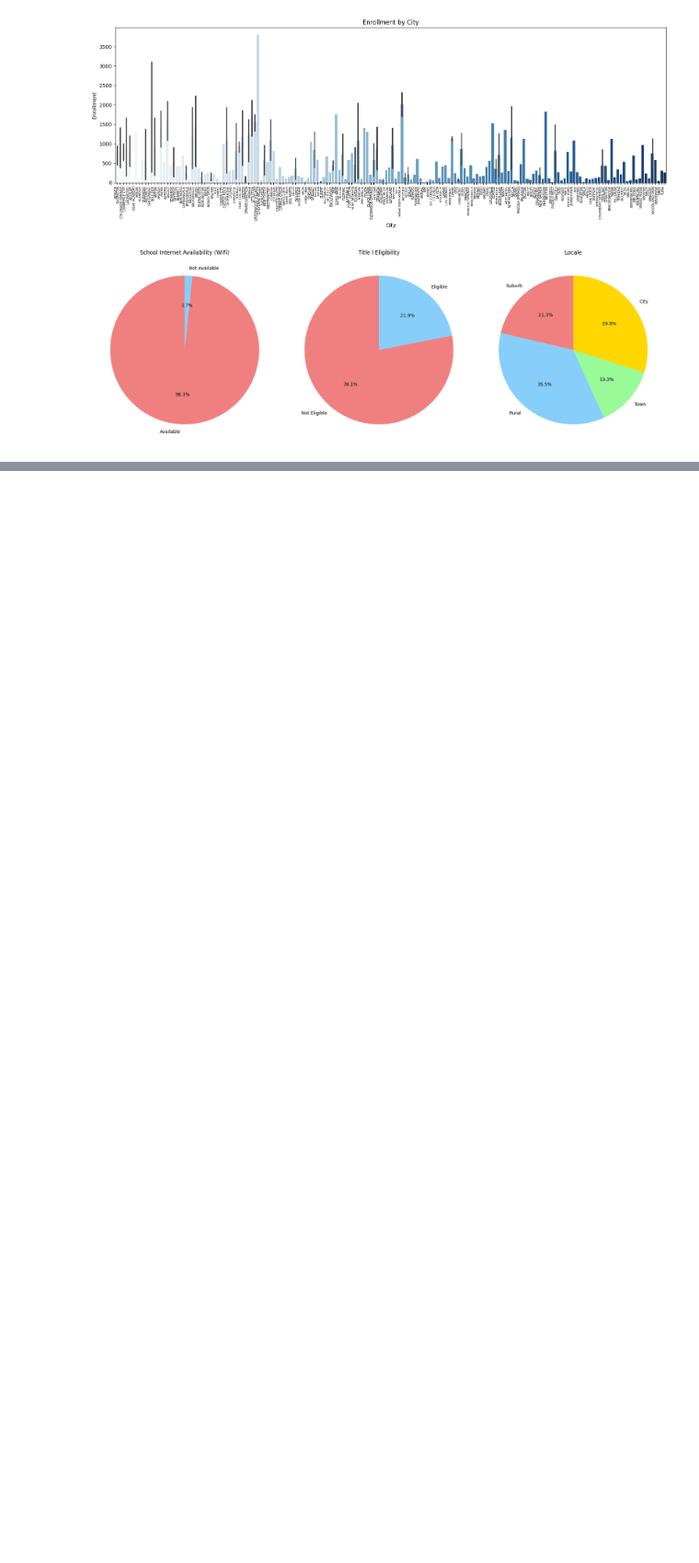
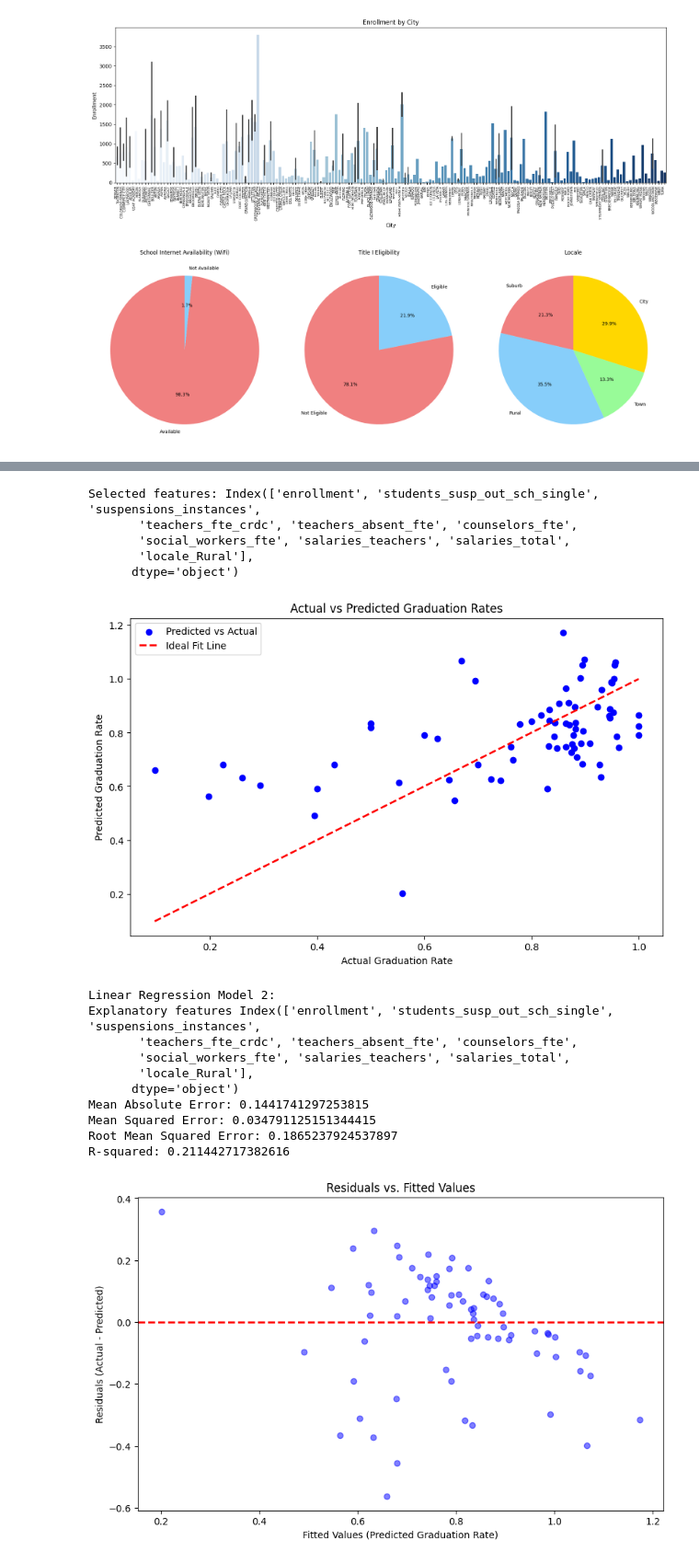
Before and after one commit to melody-gold/csci303_project, a Jupyter notebook: CSCI303_Semester_Proj.ipynb, the cells around one changed output, grey strips where cells are left out. Shown at 92% size. Cells and saved outputs as stored; diff of their text form; code cells hidden in the pictures; blank space fills up the shorter version.

```diff
--- a/CSCI303_Semester_Proj.ipynb
+++ b/CSCI303_Semester_Proj.ipynb
@@ -217,0 +243,80 @@ ModuleNotFoundError: No module named 'sklearn'
+# %%
+# Linear Regression Model 2
+from sklearn.linear_model import LinearRegression
+from sklearn.feature_selection import RFECV
+
+X_train_df = pd.DataFrame(X_train, columns=X.columns)
+
+# Using a selector to determine the best features based on MSE
+
+selector = RFECV(model, step=0.1, cv=5, scoring='neg_mean_squared_error', min_features_to_select=10)
+selector.fit(X_train_df, y_train)
+
+selected_features = X_train_df.columns[selector.support_]
+print("Selected features:", selected_features)
+
+X_train_selected = X_train_df.loc[:, selector.support_]
+X_test_selected = pd.DataFrame(X_test, columns=X.columns).loc[:, selector.support_]
+
+# Training Model
+model = LinearRegression()
+model.fit(X_train_selected, y_train)
+
+y_pred = model.predict(X_test_selected)
+
+# Plotting
+plt.figure(figsize=(10, 6))
+plt.scatter(y_test, y_pred, color='blue', label='Predicted vs Actual')
+plt.plot([y_test.min(), y_test.max()], [y_test.min(), y_test.max()], 'r--', lw=2, label='Ideal Fit Line')
+plt.xlabel('Actual Graduation Rate')
+plt.ylabel('Predicted Graduation Rate')
+plt.title('Actual vs Predicted Graduation Rates')
+plt.legend()
+plt.show()
+
+# Evaluation
+mae = mean_absolute_error(y_test, y_pred)
+mse = mean_squared_error(y_test, y_pred)
+r2 = r2_score(y_test, y_pred)
+print(f"Linear Regression Model 2: ")
+print(f"Explanatory features", selected_features)
+print(f"Mean Absolute Error: {mae}")
+print(f"Mean Squared Error: {mse}")
+print(f"Root Mean Squared Error: {np.sqrt(mse)}")
+print(f"R-squared: {r2}")
+
+# Residuals versus fitted plot
+residuals = y_test - y_pred  # y_test and y_pred should be in the original scale of the target
+
+# Plot residuals vs. fitted values
+plt.figure(figsize=(10, 6))
+plt.scatter(y_pred, residuals, color='blue', alpha=0.5)
+plt.axhline(0, color='red', linestyle='--', lw=2)
+plt.xlabel('Fitted Values (Predicted Graduation Rate)')
+plt.ylabel('Residuals (Actual - Predicted)')
+plt.title('Residuals vs. Fitted Values')
+plt.show()
+
+# Variation doesnt appear to be a concern, but the residuals are a bit high, so I will try a
+# log transform or something.
+
+print("Min val in y_train:", y_train.min())
+print("Min val in y_test:", y_test.min())
+# %% [output]
+Selected features: Index(['enrollment', 'students_susp_out_sch_single', 'suspensions_instances',
+       'teachers_fte_crdc', 'teachers_absent_fte', 'counselors_fte',
+       'social_workers_fte', 'salaries_teachers', 'salaries_total',
+       'locale_Rural'],
+      dtype='object')
+[figure, added]
+Linear Regression Model 2:
+Explanatory features Index(['enrollment', 'students_susp_out_sch_single', 'suspensions_instances',
+       'teachers_fte_crdc', 'teachers_absent_fte', 'counselors_fte',
+       'social_workers_fte', 'salaries_teachers', 'salaries_total',
+       'locale_Rural'],
+      dtype='object')
+Mean Absolute Error: 0.1441741297253815
+Mean Squared Error: 0.034791125151344415
+Root Mean Squared Error: 0.1865237924537897
+R-squared: 0.211442717382616
+[figure, added]
```
Also changed, not shown: parts of 10 cells of this notebook.
